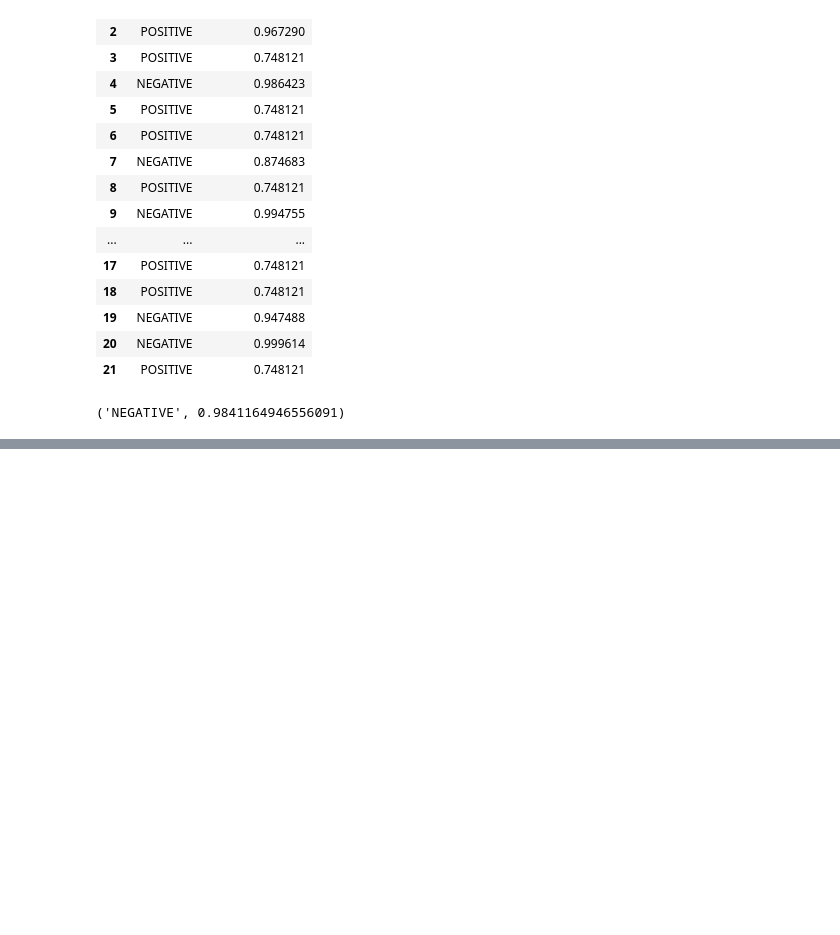
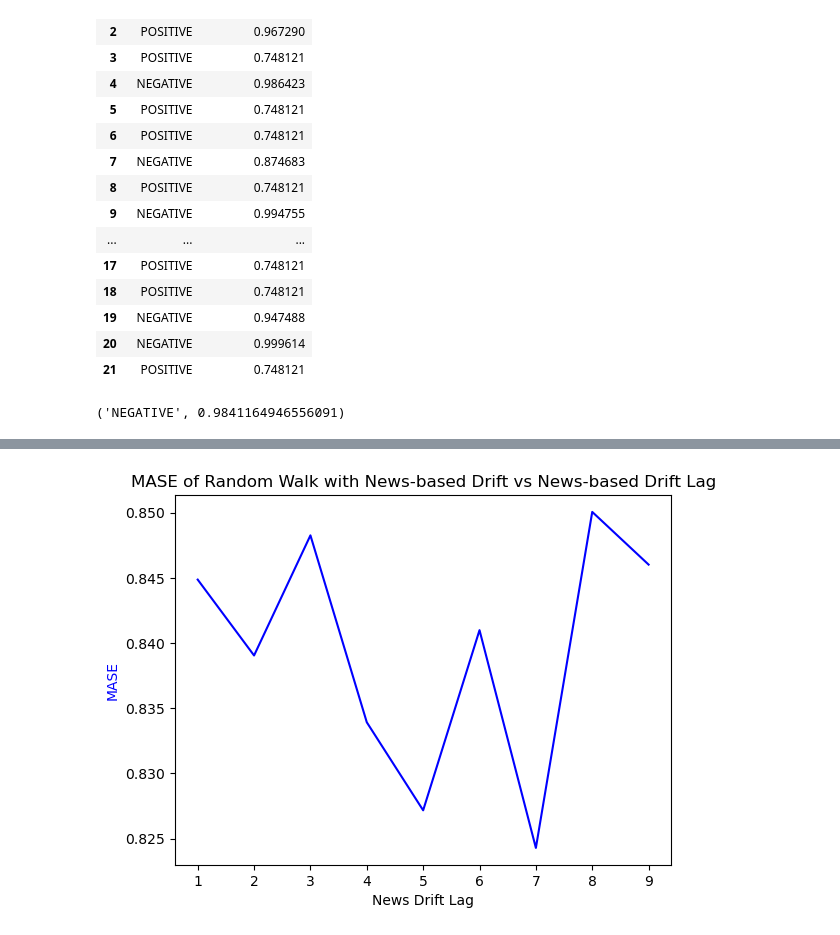
Before and after one commit to nasheydari/NSPP-News-Based-Stock-Price-Prediction, a Jupyter notebook: Positive_Tag.ipynb, the cells around one changed output, grey strips where cells are left out. Drawn from its saved outputs; the diff is of its cells as text; code cells hidden in the pictures; blank space fills up the shorter version.

```diff
--- a/Positive_Tag.ipynb
+++ b/Positive_Tag.ipynb
@@ -504,2 +587,10 @@ Mase_t.mean(axis=0)
+# %%
+plt.plot(range(1,10),Mase_t.mean(axis=0), 'b-')
+plt.xlabel('News Drift Lag')
+plt.ylabel('MASE', color='b')
+plt.title('MASE of Random Walk with News-based Drift vs News-based Drift Lag')
+plt.savefig('MASE_RWNBD_lag.png')
+# %% [output]
+[figure, added]
 # %%
 rmse.mean(axis=0)
```
Also changed, not shown: parts of 20 cells of this notebook, 6 other files.
